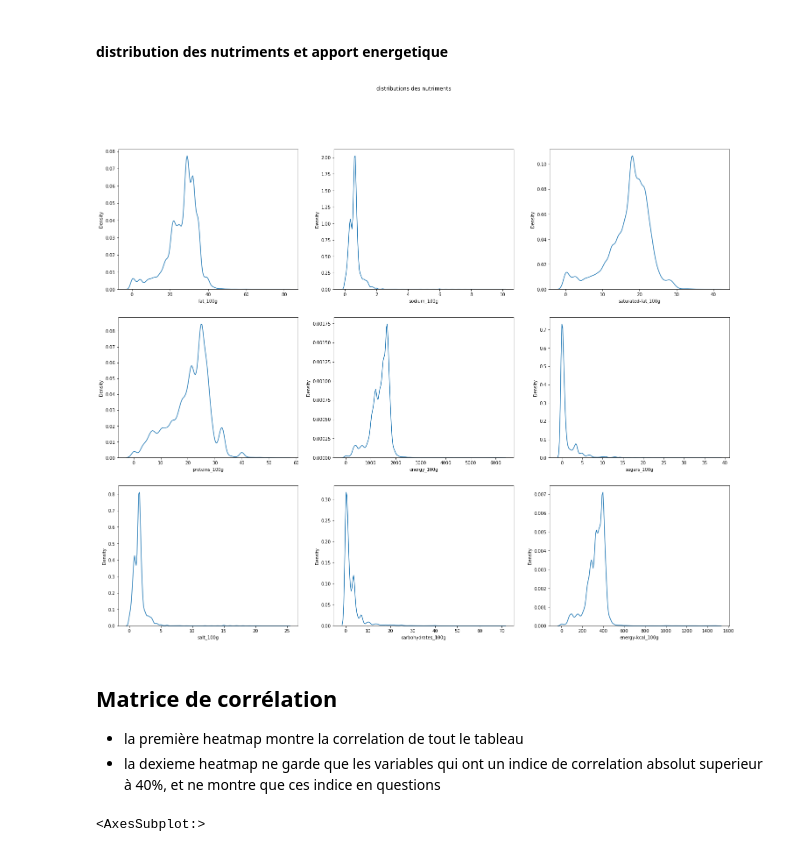
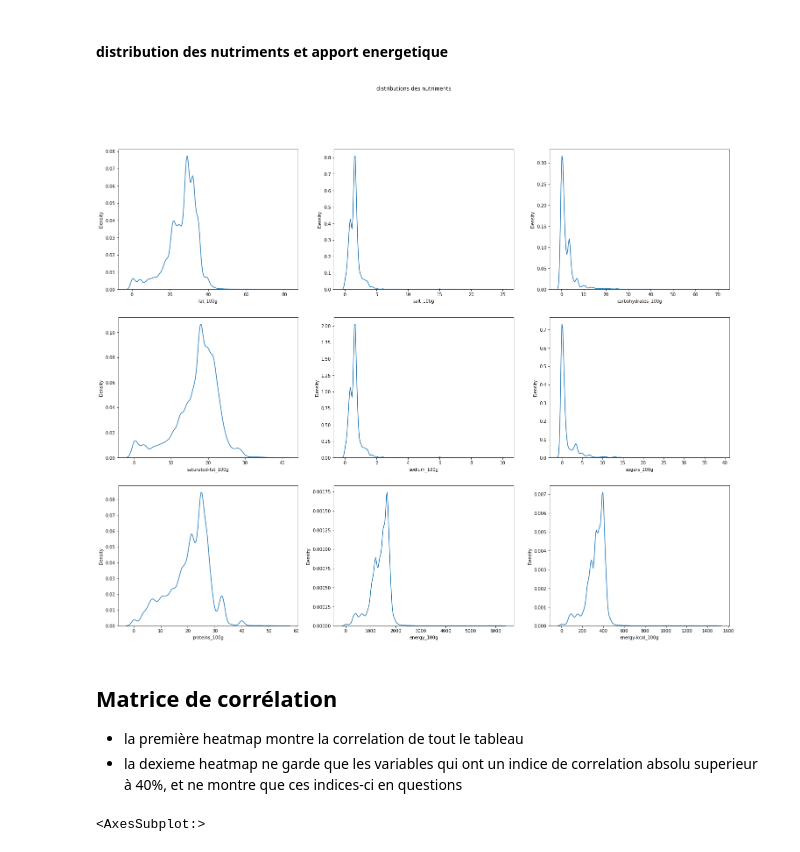
Before and after one commit to skamos/Python, a Jupyter notebook: Openclassroms/Projet_2 Exploration.ipynb, the cells around one changed output. Drawn from its saved outputs; the diff is of its cells as text; code cells hidden in the pictures.

```diff
--- a/Openclassroms/Projet_2 Exploration.ipynb
+++ b/Openclassroms/Projet_2 Exploration.ipynb
@@ -165,19 +172,19 @@ df_cheese['nova_group'].value_counts().plot.pie()
 #### distribution des nutriments et apport energetique
 # %%
 fig, axes = plt.subplots(3, 3, figsize=(25,20))
-nutri = ['fat_100g', 'proteins_100g', 'salt_100g', 'sodium_100g', 'energy_100g', 'carbohydrates_100g', 'saturated-fat_100g', 'sugars_100g', 'energy-kcal_100g']
+nutri = ['fat_100g', 'saturated-fat_100g', 'proteins_100g', 'salt_100g', 'sodium_100g', 'energy_100g', 'carbohydrates_100g', 'sugars_100g', 'energy-kcal_100g']
 fig.suptitle('distributions des nutriments')
 plot_index = 0
 for i in range(3):
     for r in range(3):
         sns.kdeplot(df_cheese[nutri[plot_index]], ax=axes[r, i])
         plot_index += 1
 # %% [output]
-[figure, old version]
+[figure, new version]
 # %% [markdown]
 ## Matrice de corrélation
 - la première heatmap montre la correlation de tout le tableau
-- la dexieme heatmap ne garde que les variables qui ont un indice de correlation absolut superieur à 40%, et ne montre que ces indice en questions
+- la dexieme heatmap ne garde que les variables qui ont un indice de correlation absolu superieur à 40%, et ne montre que ces indices-ci en questions
 # %%
 plt.figure(figsize=(20,20))
 sns.heatmap(df_cheese.drop(['product_name', 'nova_group'], axis=1).corr())
```
Also changed, not shown: parts of 15 cells of this notebook, 1 other file.
